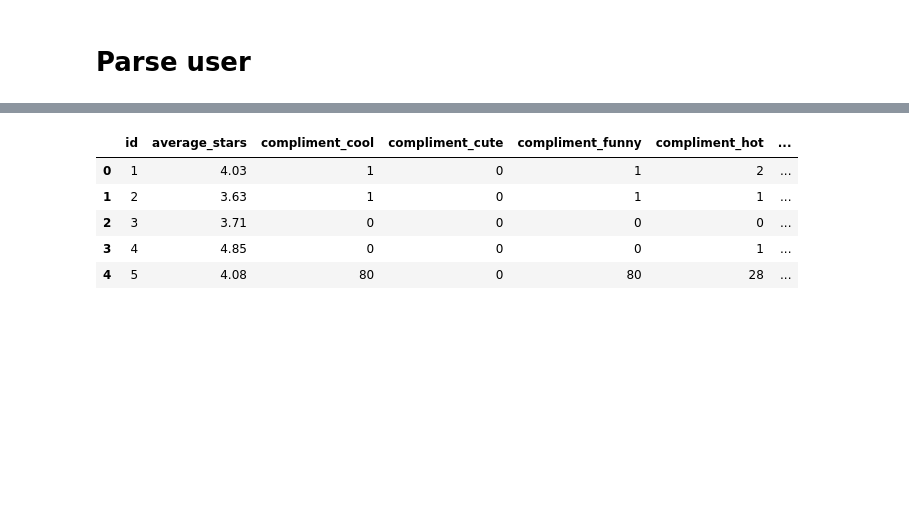
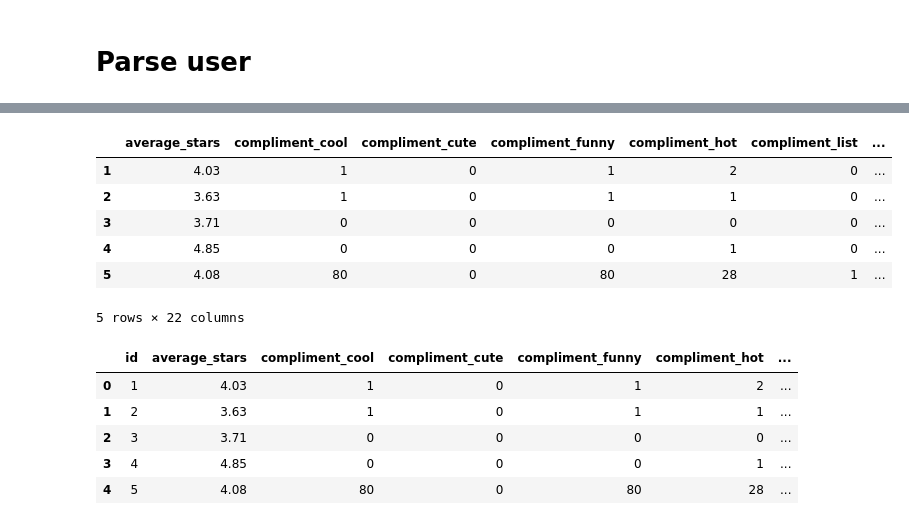
Before and after one commit to Ph0tonic/Intro2DataBase, a Jupyter notebook: notebook.ipynb, the cells around one changed output, grey strips where cells are left out. Saved outputs shown, nothing was run; the diff lists cells and outputs as text; code cells hidden in the pictures; blank space fills up the shorter version.

Commit message:
Improve filter for user and friends

```diff
--- a/notebook.ipynb
+++ b/notebook.ipynb
@@ -30 +38,13 @@ user.index += 1
+# %%
+included_user = user[~(user.name.isna())]
+# %%
+included_user.head()
+# %% [output]
+|  | average_stars | compliment_cool | compliment_cute | compliment_funny | compliment_hot | compliment_list | ... |
+| 1 | 4.03 | 1 | 0 | 1 | 2 | 0 | ... |
+| 2 | 3.63 | 1 | 0 | 1 | 1 | 0 | ... |
+| 3 | 3.71 | 0 | 0 | 0 | 0 | 0 | ... |
+| 4 | 4.85 | 0 | 0 | 0 | 1 | 0 | ... |
+| 5 | 4.08 | 80 | 0 | 80 | 28 | 1 | ... |
+5 rows × 22 columns
 # %%
```
Also changed, not shown: parts of 9 cells of this notebook, 3 other files.
